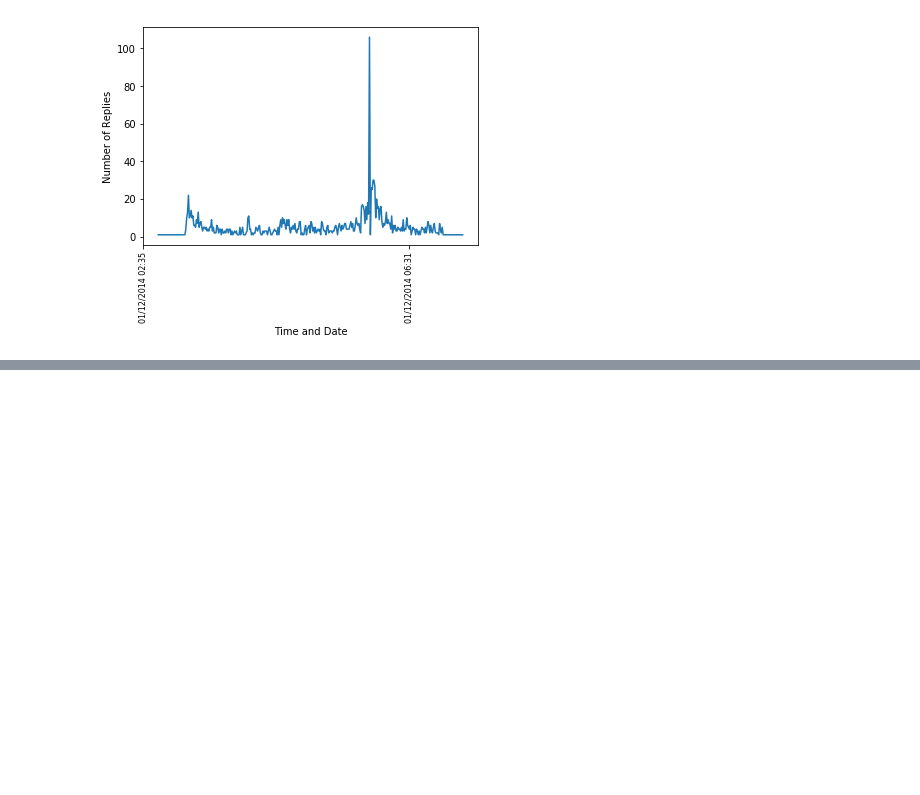
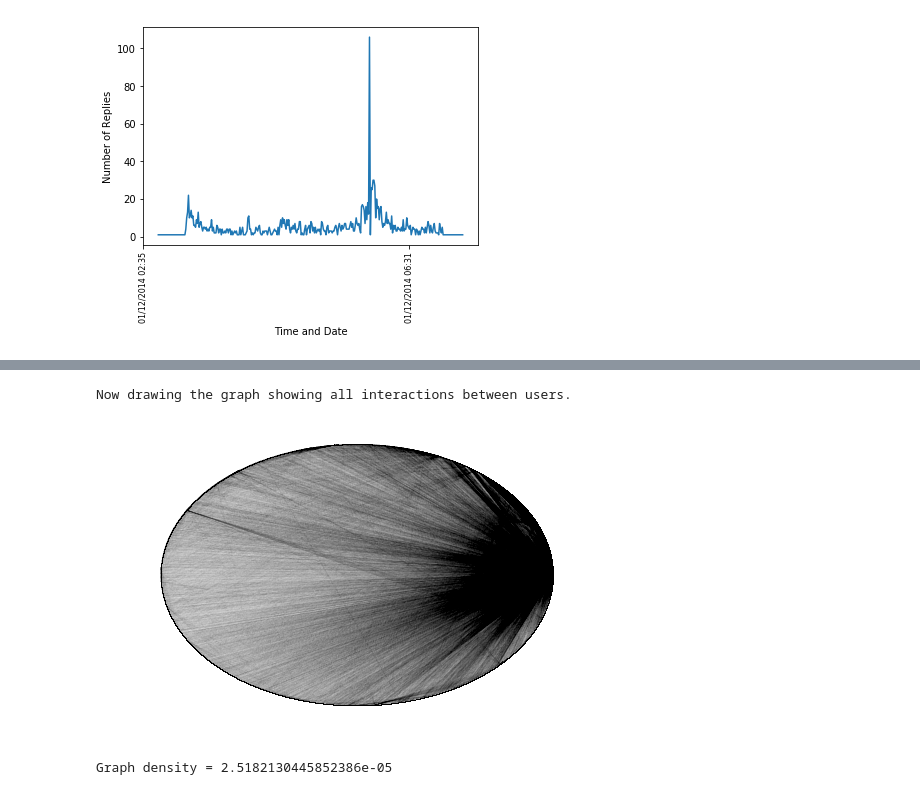
Before and after one commit to Fraser-Brown/Python-stats, a Jupyter notebook: Code/Jupyter.ipynb, the cells around one changed output, grey strips where cells are left out. Cells and saved outputs as stored; diff of their text form; code cells hidden in the pictures; blank space fills up the shorter version.

Commit message:
Finished interactions network graphs

```diff
--- a/Code/Jupyter.ipynb
+++ b/Code/Jupyter.ipynb
@@ -173,0 +197,27 @@ Each node represents a user, and each edge represents an interaction between the
+# %%
+from plotter import *
+from parsing import *
+
+plotter = Plotter()
+
+data = CensusReader("data/CometLanding_refined.csv").data
+
+replies = data[data['in_reply_to_screen_name'].notnull()]
+retweets = data[data['text'].str.startswith("RT") == True]
+
+mentions = data[data['text'].str.contains("@") == True]
+mentions =  mentions[mentions['in_reply_to_screen_name'].notnull() == False]
+mentions = mentions[mentions['text'].str.startswith("RT") == False]
+
+formattedRetweets = plotter.retweetsToTwoUsers(retweets)
+formattedReplies = plotter.repliesToTwoUsers(replies)
+formattedMentions = plotter.mentionsToTwoUsers(mentions)
+
+interactions = np.concatenate((formattedReplies, formattedMentions, formattedRetweets), axis=0)
+
+plotter = Plotter()
+plotter.networkGraph(interactions, "interactions")
+# %% [output]
+Now drawing the graph showing all interactions between users.
+[figure, added]
+Graph density = 2.5182130445852386e-05
```
Also changed, not shown: parts of 6 cells of this notebook, 2 other files.
